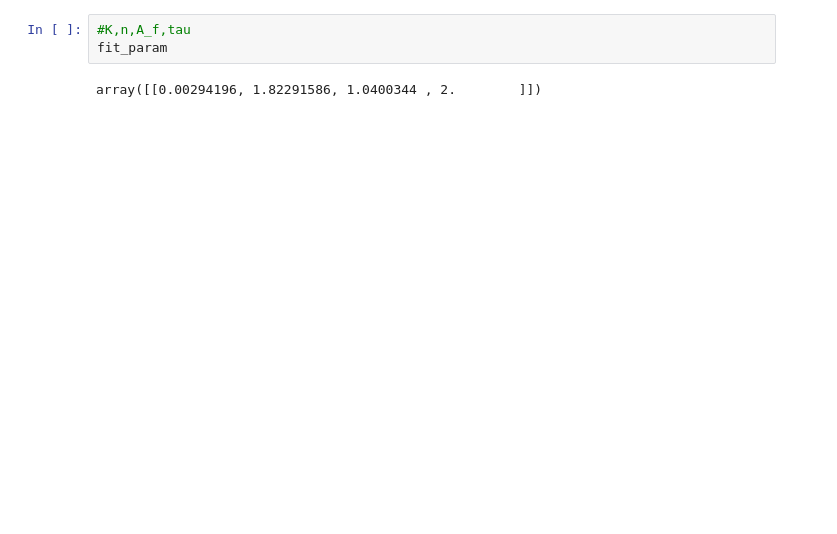
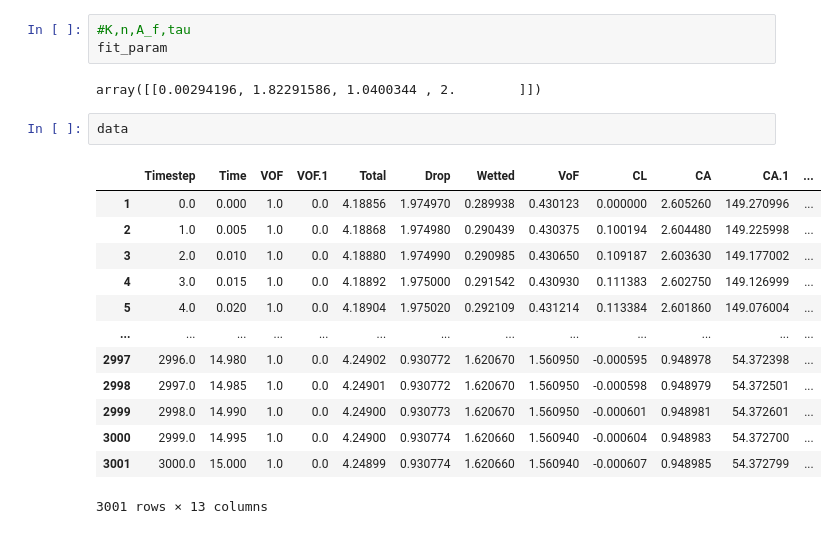
Before and after one commit to pmt58/Droplet_NGA2, a Jupyter notebook: data_analysis_current.ipynb, the cells around one changed output. Saved outputs shown, nothing was run; the diff lists cells and outputs as text; blank space fills up the shorter version.

```diff
--- a/data_analysis_current.ipynb
+++ b/data_analysis_current.ipynb
@@ -56,3 +57,19 @@ FileNotFoundError: [Errno 2] No such file or directory: './monitor/dropinfo'
 fit_param
 # %% [output]
 array([[0.00294196, 1.82291586, 1.0400344 , 2.        ]])
+# %%
+data
+# %% [output]
+|  | Timestep | Time | VOF | VOF.1 | Total | Drop | Wetted | VoF | CL | CA | CA.1 | ... |
+| 1 | 0.0 | 0.000 | 1.0 | 0.0 | 4.18856 | 1.974970 | 0.289938 | 0.430123 | 0.000000 | 2.605260 | 149.270996 | ... |
+| 2 | 1.0 | 0.005 | 1.0 | 0.0 | 4.18868 | 1.974980 | 0.290439 | 0.430375 | 0.100194 | 2.604480 | 149.225998 | ... |
+| 3 | 2.0 | 0.010 | 1.0 | 0.0 | 4.18880 | 1.974990 | 0.290985 | 0.430650 | 0.109187 | 2.603630 | 149.177002 | ... |
+| 4 | 3.0 | 0.015 | 1.0 | 0.0 | 4.18892 | 1.975000 | 0.291542 | 0.430930 | 0.111383 | 2.602750 | 149.126999 | ... |
+| 5 | 4.0 | 0.020 | 1.0 | 0.0 | 4.18904 | 1.975020 | 0.292109 | 0.431214 | 0.113384 | 2.601860 | 149.076004 | ... |
+| ... | ... | ... | ... | ... | ... | ... | ... | ... | ... | ... | ... | ... |
+| 2997 | 2996.0 | 14.980 | 1.0 | 0.0 | 4.24902 | 0.930772 | 1.620670 | 1.560950 | -0.000595 | 0.948978 | 54.372398 | ... |
+| 2998 | 2997.0 | 14.985 | 1.0 | 0.0 | 4.24901 | 0.930772 | 1.620670 | 1.560950 | -0.000598 | 0.948979 | 54.372501 | ... |
+| 2999 | 2998.0 | 14.990 | 1.0 | 0.0 | 4.24900 | 0.930773 | 1.620670 | 1.560950 | -0.000601 | 0.948981 | 54.372601 | ... |
+| 3000 | 2999.0 | 14.995 | 1.0 | 0.0 | 4.24900 | 0.930774 | 1.620660 | 1.560940 | -0.000604 | 0.948983 | 54.372700 | ... |
+| 3001 | 3000.0 | 15.000 | 1.0 | 0.0 | 4.24899 | 0.930774 | 1.620660 | 1.560940 | -0.000607 | 0.948985 | 54.372799 | ... |
+3001 rows × 13 columns
```
Also changed, not shown: parts of 1 cell of this notebook, 2 other files.
